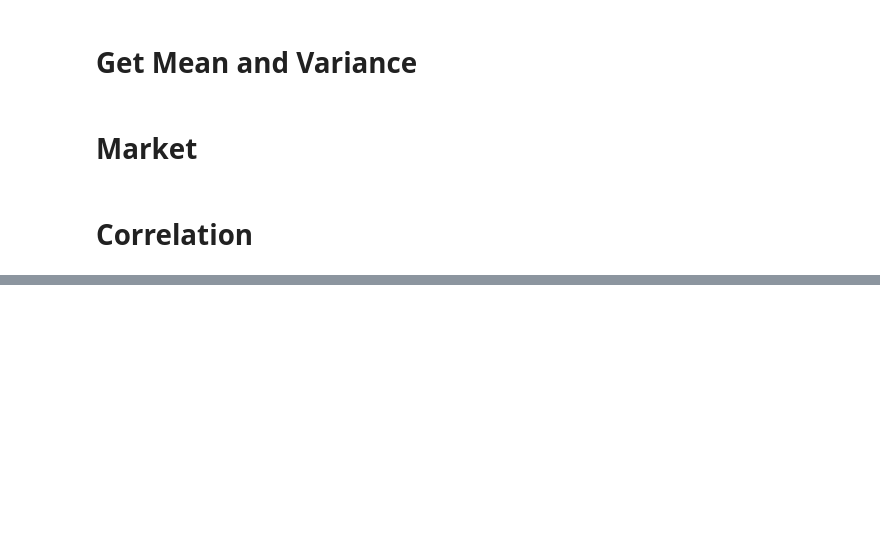
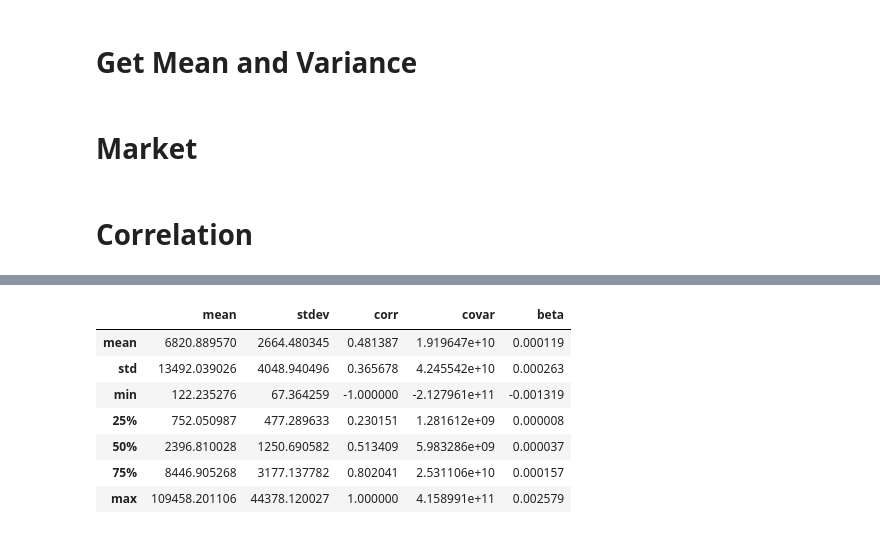
Before and after one commit to TGChenZP/MAST30034-A2_GroupWork_Py, a Jupyter notebook: notebooks/R_3_aggregate_transact_data.ipynb, the cells around one changed output, grey strips where cells are left out. Cells and saved outputs as stored; diff of their text form; code cells hidden in the pictures; blank space fills up the shorter version.

```diff
--- a/notebooks/R_3_aggregate_transact_data.ipynb
+++ b/notebooks/R_3_aggregate_transact_data.ipynb
@@ -364,0 +378,11 @@ mean_sd_corr_nperiods_fortnight.to_csv('../data/curated/final_model/agg_fortnigh
+# %%
+mean_sd_corr_nperiods_fortnight.describe().drop(['merchant_abn', 'n_periods'], axis=1)[1:]
+# %% [output]
+|  | mean | stdev | corr | covar | beta |
+| mean | 6820.889570 | 2664.480345 | 0.481387 | 1.919647e+10 | 0.000119 |
+| std | 13492.039026 | 4048.940496 | 0.365678 | 4.245542e+10 | 0.000263 |
+| min | 122.235276 | 67.364259 | -1.000000 | -2.127961e+11 | -0.001319 |
+| 25% | 752.050987 | 477.289633 | 0.230151 | 1.281612e+09 | 0.000008 |
+| 50% | 2396.810028 | 1250.690582 | 0.513409 | 5.983286e+09 | 0.000037 |
+| 75% | 8446.905268 | 3177.137782 | 0.802041 | 2.531106e+10 | 0.000157 |
+| max | 109458.201106 | 44378.120027 | 1.000000 | 4.158991e+11 | 0.002579 |
```
Also changed, not shown: parts of 2 cells of this notebook.
